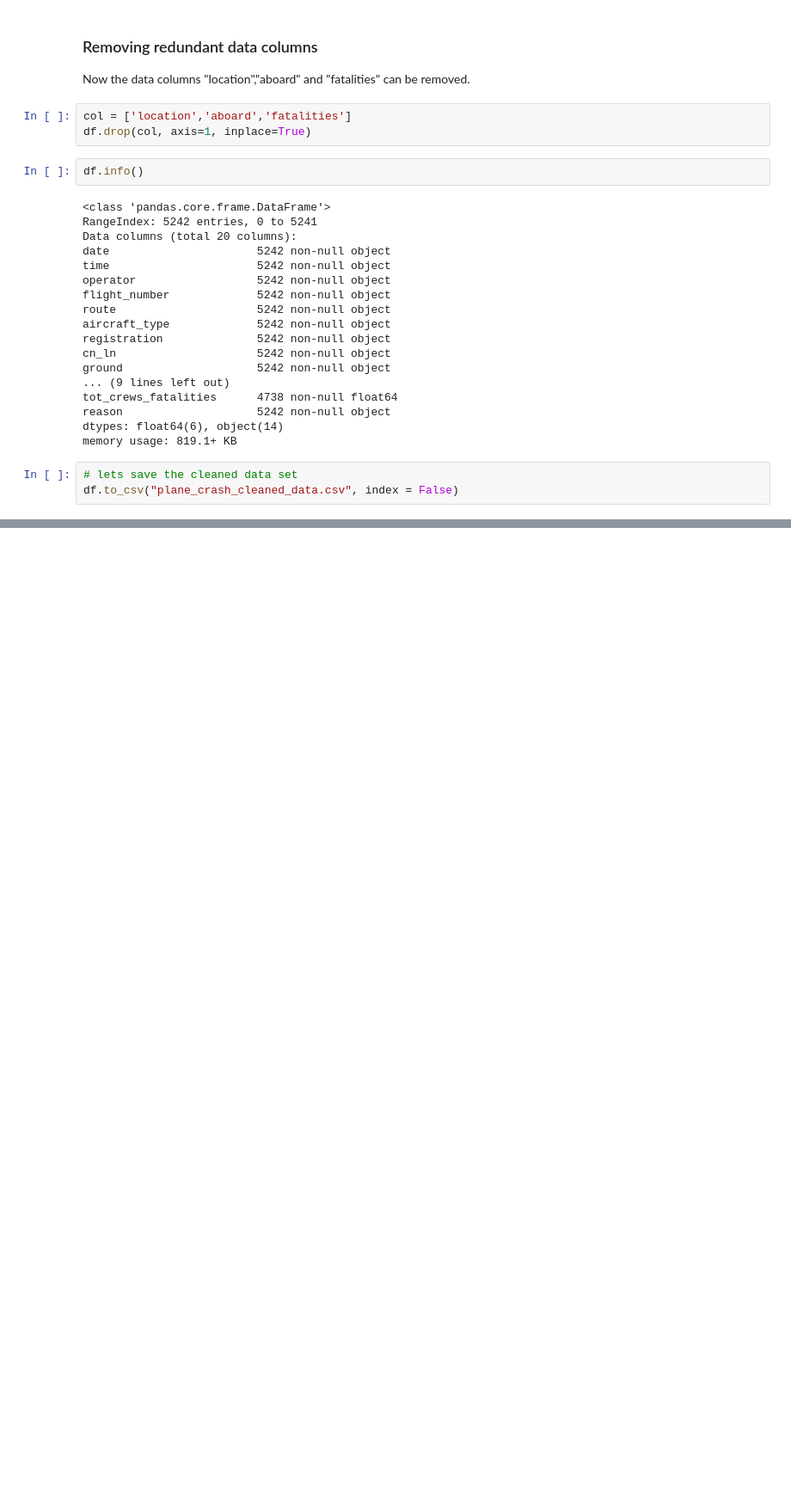
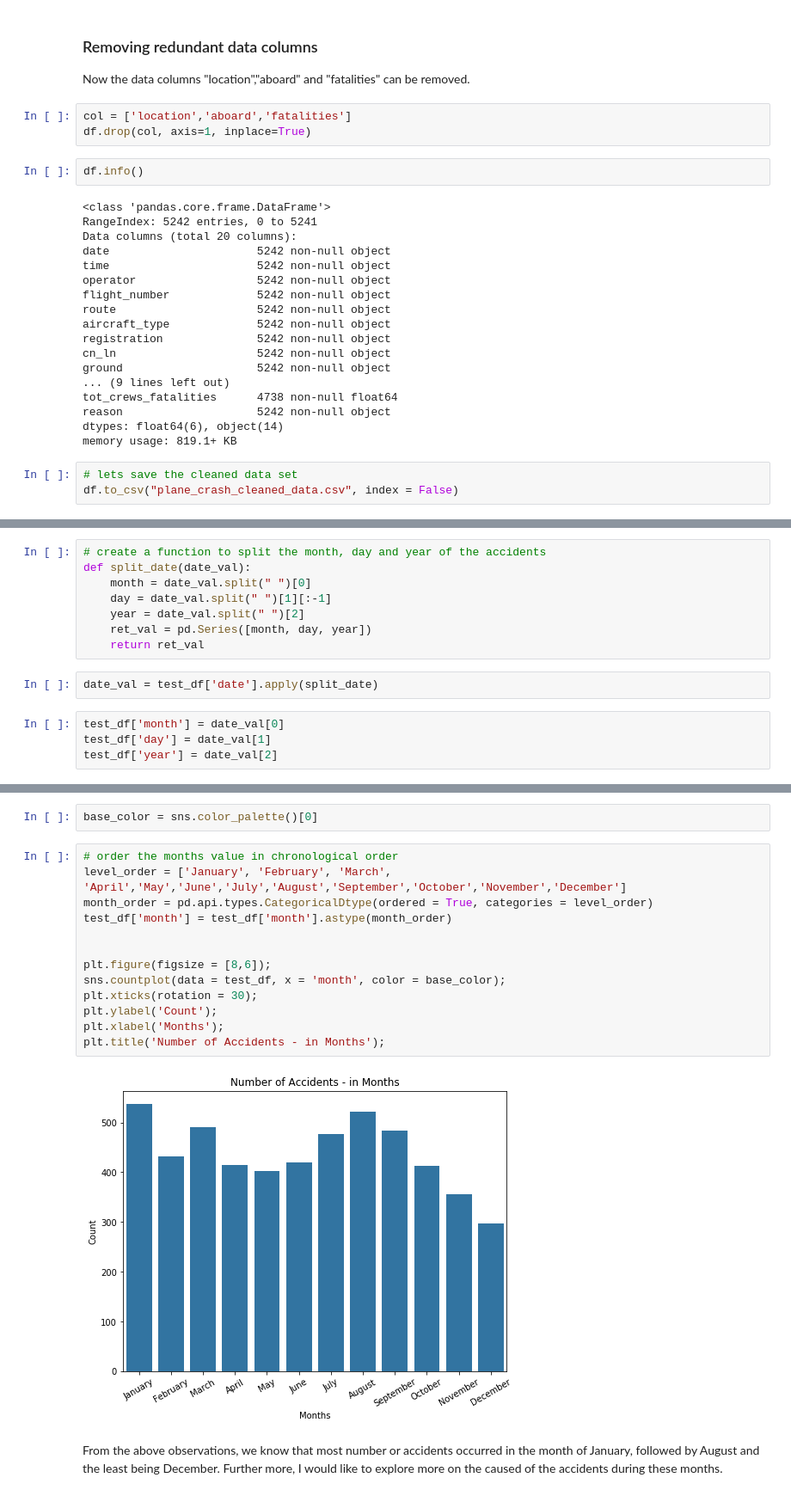
Before and after one commit to budhajitRoy/Plane-Crash-Data-Exploration, a Jupyter notebook: Plane Crash Data Exploration and Analysis.ipynb, the cells around one changed output, grey strips where cells are left out. Shown at 86% size. Saved outputs shown, nothing was run; the diff lists cells and outputs as text; blank space fills up the shorter version.

Commit message:
feat: eda - accidents frequencies
EDA of the occurances in terms of time of the year.

```diff
--- a/Plane Crash Data Exploration and Analysis.ipynb
+++ b/Plane Crash Data Exploration and Analysis.ipynb
@@ -1255,0 +1296,14 @@ df.to_csv("plane_crash_cleaned_data.csv", index = False)
+# %%
+# create a function to split the month, day and year of the accidents
+def split_date(date_val):
+    month = date_val.split(" ")[0]
+    day = date_val.split(" ")[1][:-1]
+    year = date_val.split(" ")[2]
+    ret_val = pd.Series([month, day, year])
+    return ret_val
+# %%
+date_val = test_df['date'].apply(split_date)
+# %%
+test_df['month'] = date_val[0]
+test_df['day'] = date_val[1]
+test_df['year'] = date_val[2]
@@ -1255,0 +1346,20 @@ df.to_csv("plane_crash_cleaned_data.csv", index = False)
+# %%
+base_color = sns.color_palette()[0]
+# %%
+# order the months value in chronological order
+level_order = ['January', 'February', 'March', 'April','May','June','July','August','September','October','November','December']
+month_order = pd.api.types.CategoricalDtype(ordered = True, categories = level_order)
+test_df['month'] = test_df['month'].astype(month_order)
+
+
+plt.figure(figsize = [8,6]);
+sns.countplot(data = test_df, x = 'month', color = base_color);
+plt.xticks(rotation = 30);
+plt.ylabel('Count');
+plt.xlabel('Months');
+plt.title('Number of Accidents - in Months');
+# %% [output]
+[figure, added]
+# %% [markdown]
+From the above observations, we know that most number or accidents occurred in the month of January, followed by August and the least being December.
+Further more, I would like to explore more on the caused of the accidents during these months.
```
Also changed, not shown: parts of 13 cells of this notebook.
